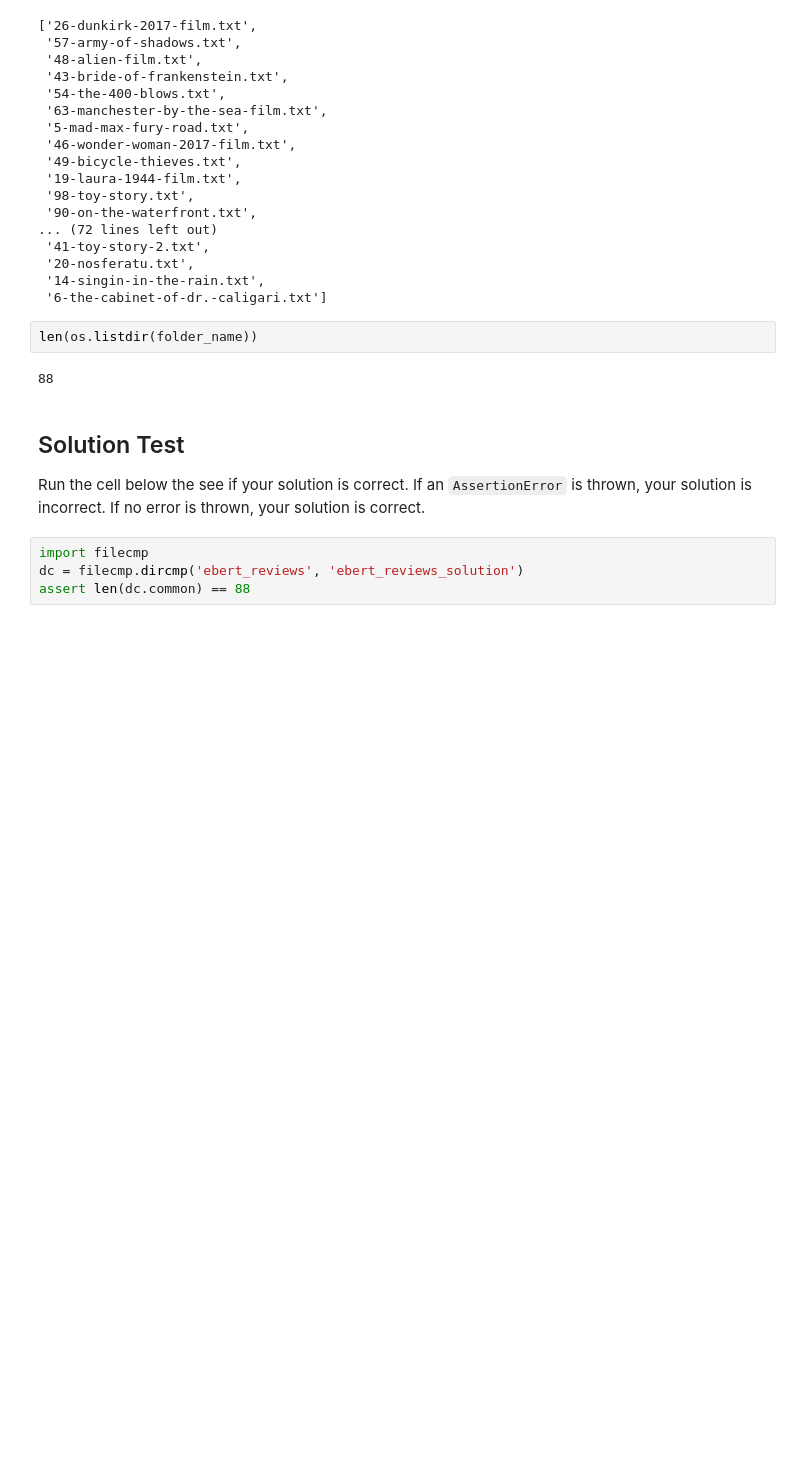
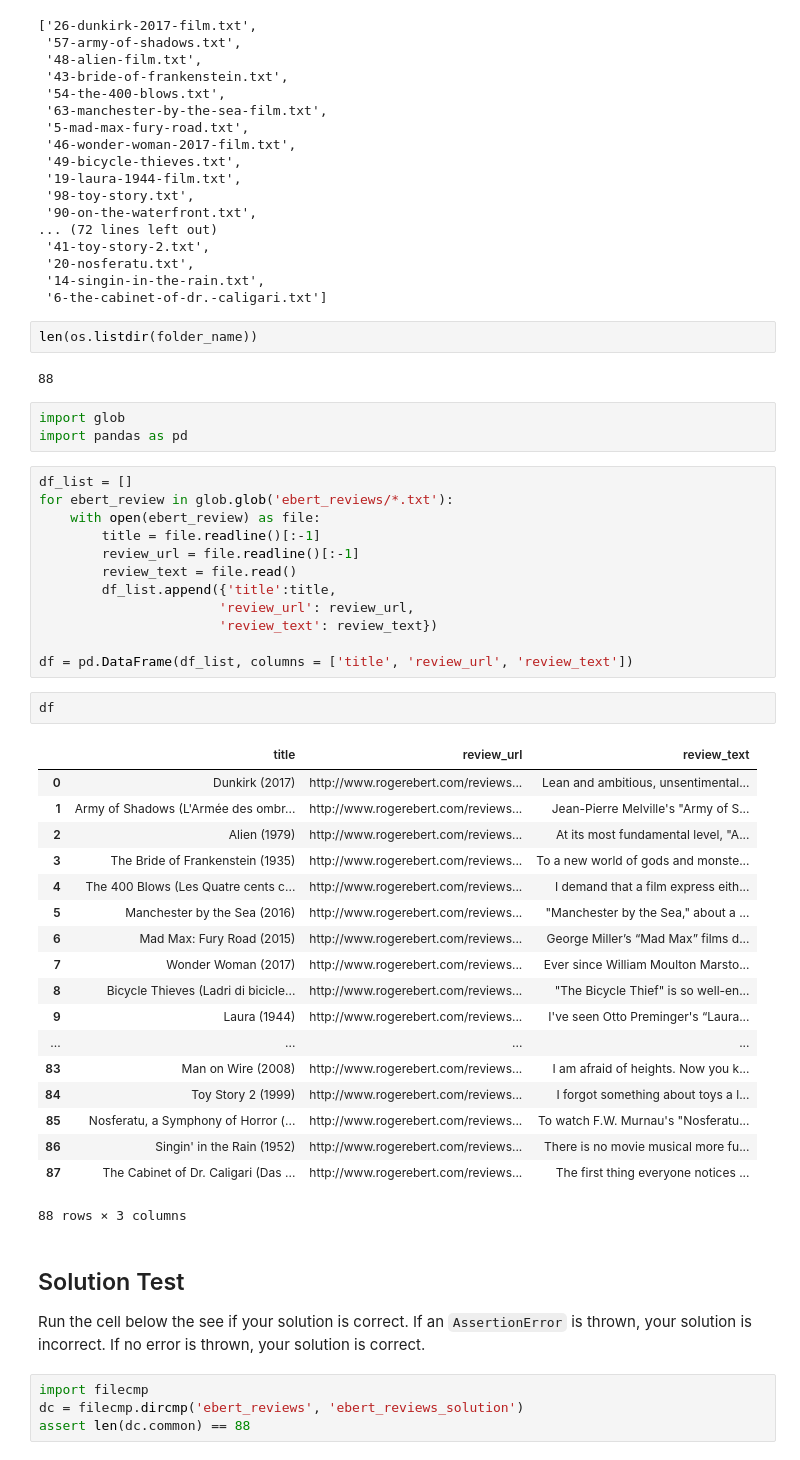
Before and after one commit to michellemao0224/Data-Wrangling, a Jupyter notebook: Gathering Data/gathering_v2.ipynb, the cells around one changed output. Drawn from its saved outputs; the diff is of its cells as text; blank space fills up the shorter version.

Commit message:
review title and text

```diff
--- a/Gathering Data/gathering_v2.ipynb
+++ b/Gathering Data/gathering_v2.ipynb
@@ -128,6 +128,42 @@ os.listdir(folder_name)
 len(os.listdir(folder_name))
 # %% [output]
 88
+# %%
+import glob
+import pandas as pd
+# %%
+df_list = []
+for ebert_review in glob.glob('ebert_reviews/*.txt'):
+    with open(ebert_review) as file:
+        title = file.readline()[:-1]
+        review_url = file.readline()[:-1]
+        review_text = file.read()
+        df_list.append({'title':title,
+                       'review_url': review_url,
+                       'review_text': review_text})
+
+df = pd.DataFrame(df_list, columns = ['title', 'review_url', 'review_text'])
+# %%
+df
+# %% [output]
+|  | title | review_url | review_text |
+| 0 | Dunkirk (2017) | http://www.rogerebert.com/reviews... | Lean and ambitious, unsentimental... |
+| 1 | Army of Shadows (L'Armée des ombr... | http://www.rogerebert.com/reviews... | Jean-Pierre Melville's "Army of S... |
+| 2 | Alien (1979) | http://www.rogerebert.com/reviews... | At its most fundamental level, "A... |
+| 3 | The Bride of Frankenstein (1935) | http://www.rogerebert.com/reviews... | To a new world of gods and monste... |
+| 4 | The 400 Blows (Les Quatre cents c... | http://www.rogerebert.com/reviews... | I demand that a film express eith... |
+| 5 | Manchester by the Sea (2016) | http://www.rogerebert.com/reviews... | "Manchester by the Sea," about a ... |
+| 6 | Mad Max: Fury Road (2015) | http://www.rogerebert.com/reviews... | George Miller’s “Mad Max” films d... |
+| 7 | Wonder Woman (2017) | http://www.rogerebert.com/reviews... | Ever since William Moulton Marsto... |
+| 8 | Bicycle Thieves (Ladri di bicicle... | http://www.rogerebert.com/reviews... | "The Bicycle Thief" is so well-en... |
+| 9 | Laura (1944) | http://www.rogerebert.com/reviews... | I've seen Otto Preminger's “Laura... |
+| ... | ... | ... | ... |
+| 83 | Man on Wire (2008) | http://www.rogerebert.com/reviews... | I am afraid of heights. Now you k... |
+| 84 | Toy Story 2 (1999) | http://www.rogerebert.com/reviews... | I forgot something about toys a l... |
+| 85 | Nosferatu, a Symphony of Horror (... | http://www.rogerebert.com/reviews... | To watch F.W. Murnau's "Nosferatu... |
+| 86 | Singin' in the Rain (1952) | http://www.rogerebert.com/reviews... | There is no movie musical more fu... |
+| 87 | The Cabinet of Dr. Caligari (Das ... | http://www.rogerebert.com/reviews... | The first thing everyone notices ... |
+88 rows × 3 columns
 # %% [markdown]
 ## Solution Test
 Run the cell below the see if your solution is correct. If an `AssertionError` is thrown, your solution is incorrect. If no error is thrown, your solution is correct.
```
